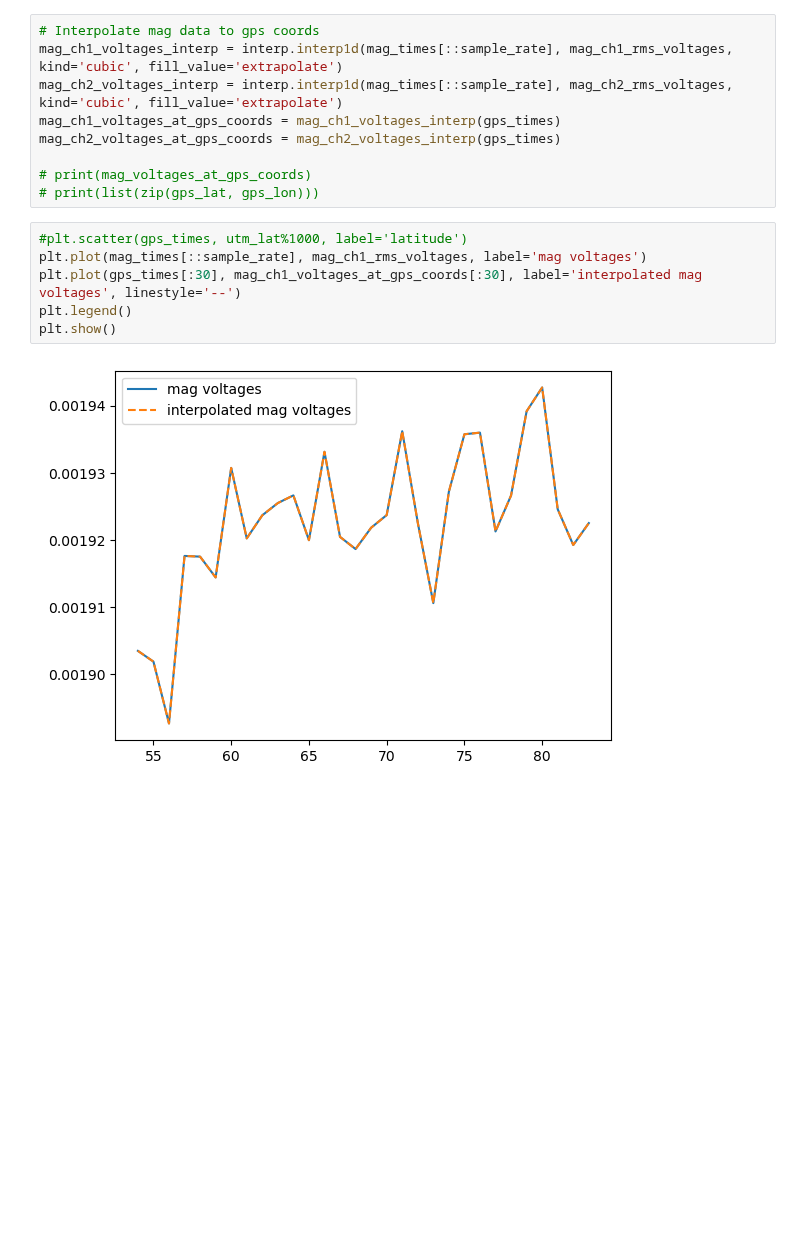
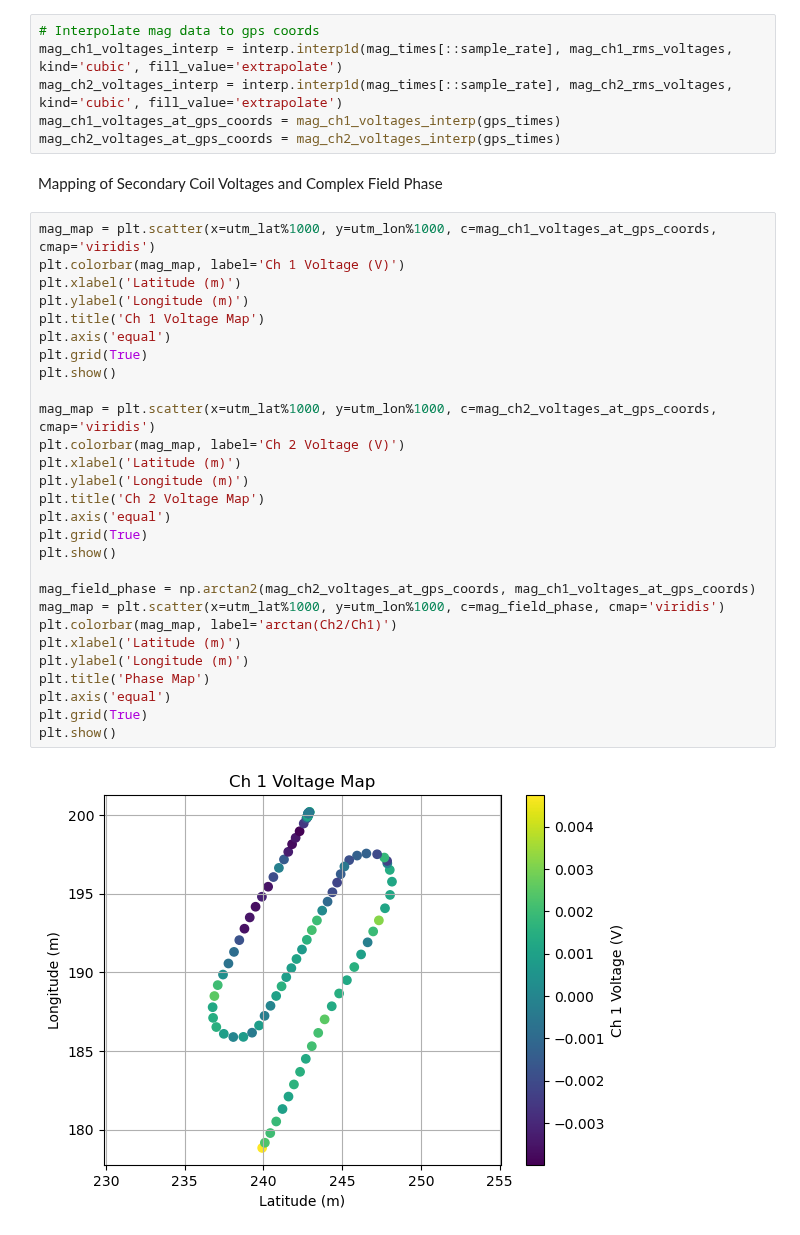
Before and after one commit to PhantomPickle/FDEM, a Jupyter notebook: mag_mapping.ipynb, the cells around one changed output. Saved outputs shown, nothing was run; the diff lists cells and outputs as text; blank space fills up the shorter version.

```diff
--- a/mag_mapping.ipynb
+++ b/mag_mapping.ipynb
@@ -42,14 +42,35 @@ mag_ch1_voltages_interp = interp.interp1d(mag_times[::sample_rate], mag_ch1_rms_
 mag_ch2_voltages_interp = interp.interp1d(mag_times[::sample_rate], mag_ch2_rms_voltages, kind='cubic', fill_value='extrapolate')
 mag_ch1_voltages_at_gps_coords = mag_ch1_voltages_interp(gps_times)
 mag_ch2_voltages_at_gps_coords = mag_ch2_voltages_interp(gps_times)
-
-# print(mag_voltages_at_gps_coords)
-# print(list(zip(gps_lat, gps_lon)))
-# %%
-#plt.scatter(gps_times, utm_lat%1000, label='latitude')
-plt.plot(mag_times[::sample_rate], mag_ch1_rms_voltages, label='mag voltages')
-plt.plot(gps_times[:30], mag_ch1_voltages_at_gps_coords[:30], label='interpolated mag voltages', linestyle='--')
-plt.legend()
-plt.show()
-# %% [output]
-[figure, removed]
+# %% [markdown]
+Mapping of Secondary Coil Voltages and Complex Field Phase
+# %%
+mag_map = plt.scatter(x=utm_lat%1000, y=utm_lon%1000, c=mag_ch1_voltages_at_gps_coords, cmap='viridis')
+plt.colorbar(mag_map, label='Ch 1 Voltage (V)')
+plt.xlabel('Latitude (m)')
+plt.ylabel('Longitude (m)')
+plt.title('Ch 1 Voltage Map')
+plt.axis('equal')
+plt.grid(True)
+plt.show()
+
+mag_map = plt.scatter(x=utm_lat%1000, y=utm_lon%1000, c=mag_ch2_voltages_at_gps_coords, cmap='viridis')
+plt.colorbar(mag_map, label='Ch 2 Voltage (V)')
+plt.xlabel('Latitude (m)')
+plt.ylabel('Longitude (m)')
+plt.title('Ch 2 Voltage Map')
+plt.axis('equal')
+plt.grid(True)
+plt.show()
+
+mag_field_phase = np.arctan2(mag_ch2_voltages_at_gps_coords, mag_ch1_voltages_at_gps_coords)
+mag_map = plt.scatter(x=utm_lat%1000, y=utm_lon%1000, c=mag_field_phase, cmap='viridis')
+plt.colorbar(mag_map, label='arctan(Ch2/Ch1)')
+plt.xlabel('Latitude (m)')
+plt.ylabel('Longitude (m)')
+plt.title('Phase Map')
+plt.axis('equal')
+plt.grid(True)
+plt.show()
+# %% [output]
+[figure, added]
```
Also changed, not shown: parts of 8 cells of this notebook.
